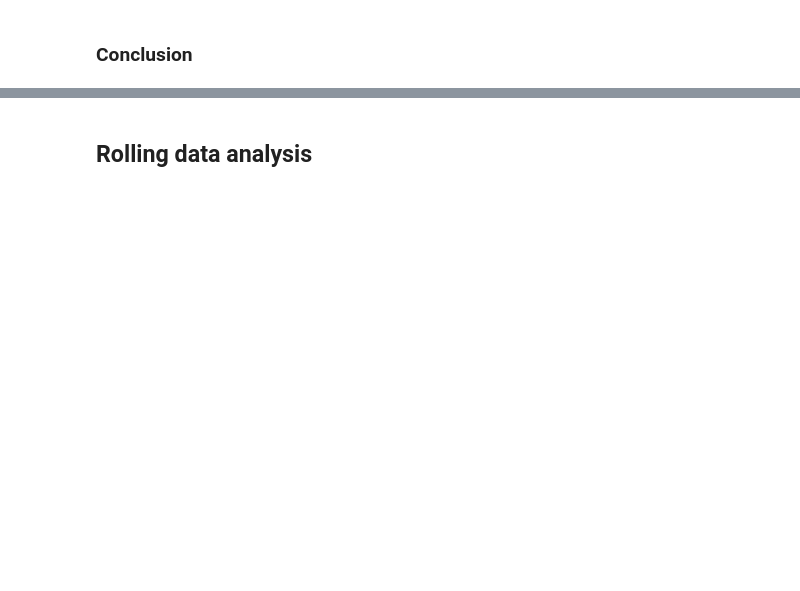
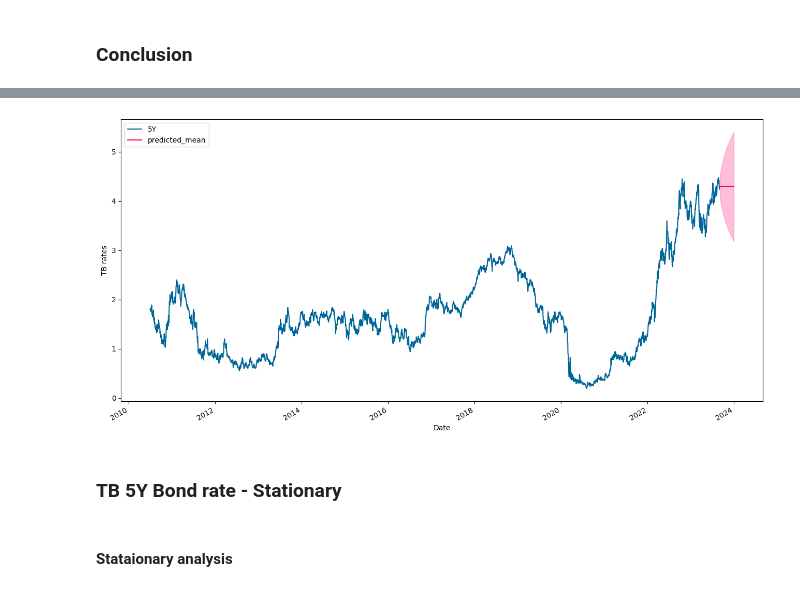
Before and after one commit to ahn283/projects, a Jupyter notebook: interest rate/interest_analysis.ipynb, the cells around one changed output, grey strips where cells are left out. Saved outputs shown, nothing was run; the diff lists cells and outputs as text; code cells hidden in the pictures; blank space fills up the shorter version.

```diff
--- a/interest rate/interest_analysis.ipynb
+++ b/interest rate/interest_analysis.ipynb
@@ -316,0 +869,14 @@ for col in cols:
+# %%
+from datetime import datetime
+# get forecast 120 steps ahead in future
+forecast = model.get_forecast(steps=120)
+
+## get confidnece intervals of forecasts
+forecast_ci = forecast.conf_int()
+
+# set dateitme index to 120 forecasts to the confidence data
+dates_future = pd.date_range(pd.to_datetime("2023-09-02", utc=True), periods=120)
+forecast_ci['Date'] = dates_future
+forecast_ci.set_index('Date', inplace=True)
+
+forecast_ci
@@ -316,0 +898,6 @@ for col in cols:
+# %%
+# set dateitme index to 120 forecasts to the mean data
+pred_mean = pd.DataFrame(forecast.predicted_mean)
+pred_mean['Date'] = dates_future
+pred_mean.set_index('Date', inplace=True)
+pred_mean
@@ -317,2 +919,19 @@ for col in cols:
+# %%
+# plot time series and long-term forecast
+ax = sarima_y.plot(label='Pbserved', figsize=(16, 8), color='#006699')
+pred_mean.plot(ax=ax, label='Forecast', color='#ff0066')
+ax.fill_between(forecast_ci.index,
+                forecast_ci.iloc[:, 0],
+                forecast_ci.iloc[:, 1],
+                color='#ff0066', alpha=.25)
+
+ax.set_xlabel('Date')
+ax.set_ylabel('TB rates')
+plt.legend(loc='upper left')
+plt.show()
+# %% [output]
+[figure, added]
+# %% [markdown]
+### TB 5Y Bond rate - Stationary
 # %% [markdown]
-## Rolling data analysis
+#### Stataionary analysis
```
Also changed, not shown: parts of 67 cells of this notebook, 2 other files.
